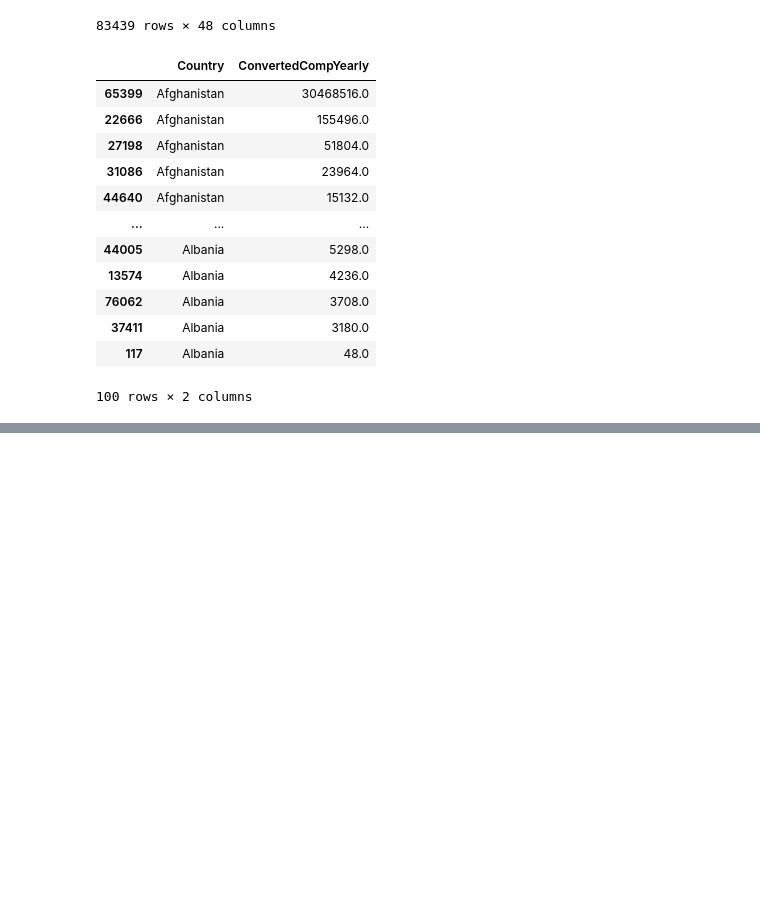
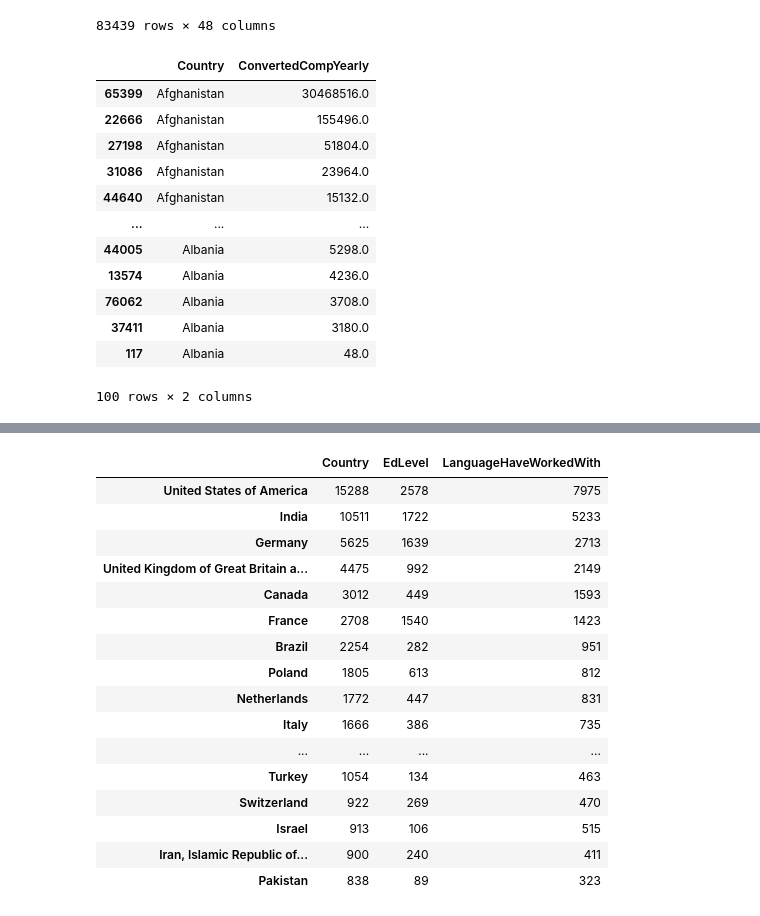
Before and after one commit to NoumanHere/Pandas, a Jupyter notebook: Pandas Demo.ipynb, the cells around one changed output, grey strips where cells are left out. Saved outputs shown, nothing was run; the diff lists cells and outputs as text; code cells hidden in the pictures; blank space fills up the shorter version.

```diff
--- a/Pandas Demo.ipynb
+++ b/Pandas Demo.ipynb
@@ -499,0 +617,2 @@ Name: Age, Length: 52, dtype: object
+# %%
+country_uses_python = country_group['LanguageHaveWorkedWith'].apply(lambda x: x.str.contains('Python').sum())
@@ -499,0 +726,26 @@ Name: Age, Length: 52, dtype: object
+# %%
+education = country_group['EdLevel'].apply(lambda x: x.str.contains('Master').sum())
+# %%
+ctry_resp = df['Country'].value_counts()
+# %%
+edu_df = pd.concat([ctry_resp,education,country_uses_python], axis = 'columns', sort = False)
+# %%
+edu_df.head(20)
+# %% [output]
+|  | Country | EdLevel | LanguageHaveWorkedWith |
+| United States of America | 15288 | 2578 | 7975 |
+| India | 10511 | 1722 | 5233 |
+| Germany | 5625 | 1639 | 2713 |
+| United Kingdom of Great Britain a... | 4475 | 992 | 2149 |
+| Canada | 3012 | 449 | 1593 |
+| France | 2708 | 1540 | 1423 |
+| Brazil | 2254 | 282 | 951 |
+| Poland | 1805 | 613 | 812 |
+| Netherlands | 1772 | 447 | 831 |
+| Italy | 1666 | 386 | 735 |
+| ... | ... | ... | ... |
+| Turkey | 1054 | 134 | 463 |
+| Switzerland | 922 | 269 | 470 |
+| Israel | 913 | 106 | 515 |
+| Iran, Islamic Republic of... | 900 | 240 | 411 |
+| Pakistan | 838 | 89 | 323 |
```
Also changed, not shown: parts of 27 cells of this notebook.
